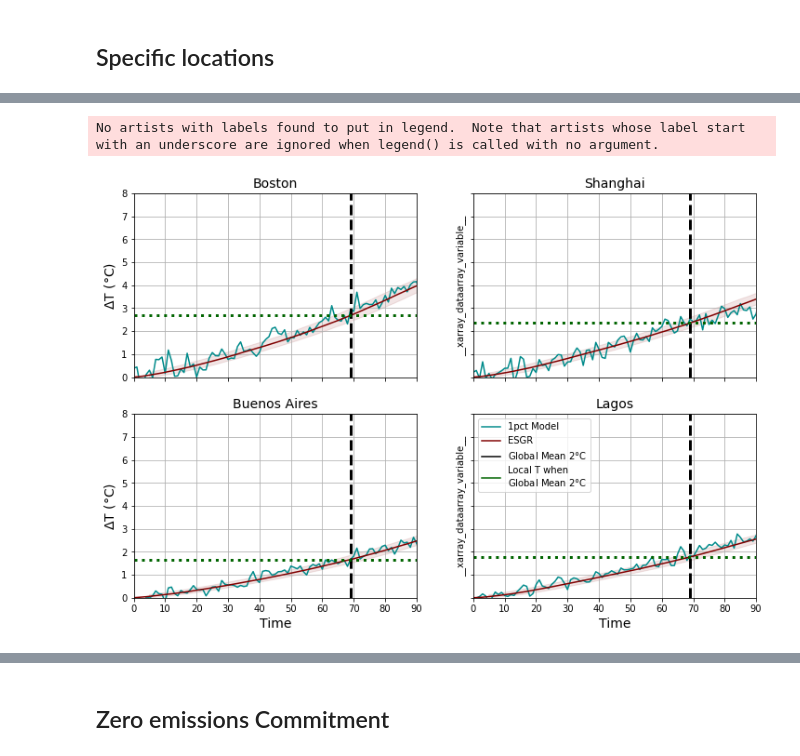
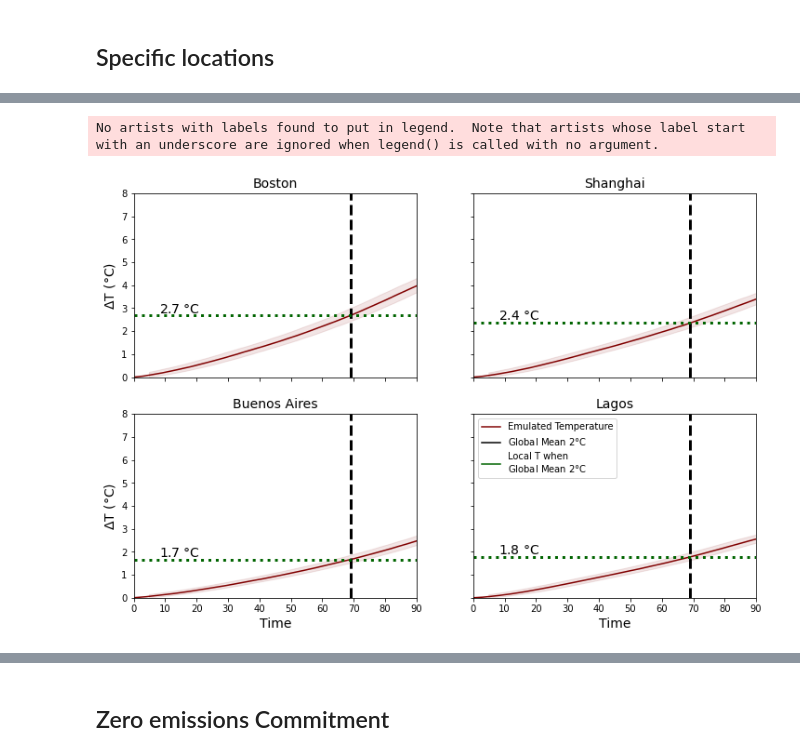
Before and after one commit to lfreese/CO2_greens, a Jupyter notebook: 6.1_scenarios_2degrees.ipynb, the cells around one changed output, grey strips where cells are left out. Cells and saved outputs as stored; diff of their text form; code cells hidden in the pictures.

```diff
--- a/6.1_scenarios_2degrees.ipynb
+++ b/6.1_scenarios_2degrees.ipynb
@@ -328,7 +329,7 @@ fig, [[ax1, ax2],[ ax3, ax4]] = plt.subplots(2,2, figsize = [12,8], sharex = Tru
 
 lat_lon = {'lat': 42.3, 'lon': 360-71.1}
 
-ds_dif['tas'].sel(experiment = '1pct').sel(lat = lat_lon['lat'], lon = lat_lon['lon'], method = 'nearest').weighted(model_weights).mean(dim = 'model').plot(ax = ax1, color = type_color['model_1pct'], label = 'Convolution')
+#ds_dif['tas'].sel(experiment = '1pct').sel(lat = lat_lon['lat'], lon = lat_lon['lon'], method = 'nearest').weighted(model_weights).mean(dim = 'model').plot(ax = ax1, color = type_color['model_1pct'], label = 'Convolution')
 conv_ds.sel(experiment = '1pct').sel(lat = lat_lon['lat'], lon = lat_lon['lon'], method = 'nearest').weighted(model_weights).mean(dim = 'model').mean(dim = 'pulse_type').plot(ax = ax1, color = type_color['emulator_1pct'], label = '1pct Model')
 ax1.fill_between(np.arange(0,636),conv_ds.sel(experiment = '1pct').sel(lat = lat_lon['lat'], lon = lat_lon['lon'], method = 'nearest').weighted(model_weights).mean(dim = 'model').mean(dim = 'pulse_type').roll(s = -5), conv_ds.sel(experiment = '1pct').sel(lat = lat_lon['lat'], lon = lat_lon['lon'], method = 'nearest').weighted(model_weights).mean(dim = 'model').mean(dim = 'pulse_type').roll(s = 5), alpha = .1, color = type_color['emulator_1pct'])
 plt.xlim(0,90)
@@ -345,17 +346,19 @@ gmean_vline = np.abs((conv_ds.sel(experiment = '1pct').weighted(A).mean(dim = ['
 ax1.axvline(gmean_vline, linestyle = "--", color = 'k', linewidth = 3)
 gmean_hline = conv_ds.sel(lat = lat_lon['lat'], lon = lat_lon['lon'], method = 'nearest').weighted(model_weights).mean(dim = 'model').mean(dim = 'pulse_type').sel(experiment = '1pct').sel(s = gmean_vline).values
 ax1.axhline(y = gmean_hline, color = 'darkgreen', linestyle = ':', linewidth = 3)
+ax1.text(x = 8, y = np.round(gmean_hline, 1)[0] + 0.1, s = f'{np.round(gmean_hline, 1)[0]} $\degree$C', fontsize = 14)
 
 ##############################################################
 lat_lon = {'lat': 31.2, 'lon': 121.5}
 
-ds_dif['tas'].sel(experiment = '1pct').sel(lat = lat_lon['lat'], lon = lat_lon['lon'], method = 'nearest').weighted(model_weights).mean(dim = 'model').plot(ax = ax2, color = type_color['model_1pct'], label = 'Convolution')
+#ds_dif['tas'].sel(experiment = '1pct').sel(lat = lat_lon['lat'], lon = lat_lon['lon'], method = 'nearest').weighted(model_weights).mean(dim = 'model').plot(ax = ax2, color = type_color['model_1pct'], label = 'Convolution')
 conv_ds.sel(experiment = '1pct').sel(lat = lat_lon['lat'], lon = lat_lon['lon'], method = 'nearest').weighted(model_weights).mean(dim = 'model').mean(dim = 'pulse_type').plot(ax = ax2, color = type_color['emulator_1pct'], label = '1pct Model')
 ax2.fill_between(np.arange(0,636),conv_ds.sel(experiment = '1pct').sel(lat = lat_lon['lat'], lon = lat_lon['lon'], method = 'nearest').weighted(model_weights).mean(dim = 'model').mean(dim = 'pulse_type').roll(s = -5), conv_ds.sel(experiment = '1pct').sel(lat = lat_lon['lat'], lon = lat_lon['lon'], method = 'nearest').weighted(model_weights).mean(dim = 'model').mean(dim = 'pulse_type').roll(s = 5), alpha = .1, color = type_color['emulator_1pct'])
 plt.xlim(0,90)
 plt.legend()
 ax2.set_title('Shanghai', fontsize = 14)
 ax2.set_xlabel('', fontsize = 14)
+ax2.set_ylabel(' ')
 vline = np.abs((conv_ds.sel(experiment = '1pct').sel(lat = lat_lon['lat'], lon = lat_lon['lon'], method = 'nearest').weighted(model_weights).mean(dim = 'model').mean(dim = 'pulse_type').sel(s = slice(0,140))-2)).where(
     np.abs((conv_ds.sel(experiment = '1pct').sel(lat = lat_lon['lat'], lon = lat_lon['lon'], method = 'nearest').weighted(model_weights).mean(dim = 'model').mean(dim = 'pulse_type').sel(s = slice(0,140))-2)) ==
     np.abs((conv_ds.sel(experiment = '1pct').sel(lat = lat_lon['lat'], lon = lat_lon['lon'], method = 'nearest').weighted(model_weights).mean(dim = 'model').mean(dim = 'pulse_type').sel(s = slice(0,140))-2)).min(), drop = True)['s'].values
@@ -365,11 +368,12 @@ vline = np.abs((conv_ds.sel(experiment = '1pct').sel(lat = lat_lon['lat'], lon =
 ax2.axvline(gmean_vline, linestyle = "--", color = 'k', linewidth = 3)
 gmean_hline = conv_ds.sel(lat = lat_lon['lat'], lon = lat_lon['lon'], method = 'nearest').weighted(model_weights).mean(dim = 'model').mean(dim = 'pulse_type').sel(experiment = '1pct').sel(s = gmean_vline).values
 ax2.axhline(y = gmean_hline, color = 'darkgreen', linestyle = ':', linewidth = 3)
+ax2.text(x = 8, y = np.round(gmean_hline, 1)[0] + 0.1, s = f'{np.round(gmean_hline, 1)[0]} $\degree$C', fontsize = 14)
 
 ##############################################################
 lat_lon = {'lat': 34.6, 'lon': 360-58.4}
 
-ds_dif['tas'].sel(experiment = '1pct').sel(lat = lat_lon['lat'], lon = lat_lon['lon'], method = 'nearest').weighted(model_weights).mean(dim = 'model').plot(ax = ax3, color = type_color['model_1pct'], label = 'Convolution')
+#ds_dif['tas'].sel(experiment = '1pct').sel(lat = lat_lon['lat'], lon = lat_lon['lon'], method = 'nearest').weighted(model_weights).mean(dim = 'model').plot(ax = ax3, color = type_color['model_1pct'], label = 'Convolution')
 conv_ds.sel(experiment = '1pct').sel(lat = lat_lon['lat'], lon = lat_lon['lon'], method = 'nearest').weighted(model_weights).mean(dim = 'model').mean(dim = 'pulse_type').plot(ax = ax3, color = type_color['emulator_1pct'], label = '1pct Model')
 ax3.fill_between(np.arange(0,636),conv_ds.sel(experiment = '1pct').sel(lat = lat_lon['lat'], lon = lat_lon['lon'], method = 'nearest').weighted(model_weights).mean(dim = 'model').mean(dim = 'pulse_type').roll(s = -5), conv_ds.sel(experiment = '1pct').sel(lat = lat_lon['lat'], lon = lat_lon['lon'], method = 'nearest').weighted(model_weights).mean(dim = 'model').mean(dim = 'pulse_type').roll(s = 5), alpha = .1, color = type_color['emulator_1pct'])
 plt.xlim(0,90)
@@ -383,43 +387,45 @@ vline = np.abs((conv_ds.sel(experiment = '1pct').sel(lat = lat_lon['lat'], lon =
 ax3.axvline(gmean_vline, linestyle = "--", color = 'k', linewidth = 3)
 gmean_hline = conv_ds.sel(lat = lat_lon['lat'], lon = lat_lon['lon'], method = 'nearest').weighted(model_weights).mean(dim = 'model').mean(dim = 'pulse_type').sel(experiment = '1pct').sel(s = gmean_vline).values
 ax3.axhline(y = gmean_hline, color = 'darkgreen', linestyle = ':', linewidth = 3)
+ax3.text(x = 8, y = np.round(gmean_hline, 1)[0] + 0.1, s = f'{np.round(gmean_hline, 1)[0]} $\degree$C', fontsize = 14)
 
 
 ##############################################################
 lat_lon = {'lat': 6.5, 'lon': 3.4}
 
-ds_dif['tas'].sel(experiment = '1pct').sel(lat = lat_lon['lat'], lon = lat_lon['lon'], method = 'nearest').weighted(model_weights).mean(dim = 'model').plot(ax = ax4, color = type_color['model_1pct'], label = '1pct Model')
-conv_ds.sel(experiment = '1pct').sel(lat = lat_lon['lat'], lon = lat_lon['lon'], method = 'nearest').weighted(model_weights).mean(dim = 'model').mean(dim = 'pulse_type').plot(ax = ax4, color = type_color['emulator_1pct'], label = 'ESGR')
+#ds_dif['tas'].sel(experiment = '1pct').sel(lat = lat_lon['lat'], lon = lat_lon['lon'], method = 'nearest').weighted(model_weights).mean(dim = 'model').plot(ax = ax4, color = type_color['model_1pct'], label = '1pct Model')
+conv_ds.sel(experiment = '1pct').sel(lat = lat_lon['lat'], lon = lat_lon['lon'], method = 'nearest').weighted(model_weights).mean(dim = 'model').mean(dim = 'pulse_type').plot(ax = ax4, color = type_color['emulator_1pct'], label = 'Emulated Temperature')
 ax4.fill_between(np.arange(0,636),conv_ds.sel(experiment = '1pct').sel(lat = lat_lon['lat'], lon = lat_lon['lon'], method = 'nearest').weighted(model_weights).mean(dim = 'model').mean(dim = 'pulse_type').roll(s = -5), conv_ds.sel(experiment = '1pct').sel(lat = lat_lon['lat'], lon = lat_lon['lon'], method = 'nearest').weighted(model_weights).mean(dim = 'model').mean(dim = 'pulse_type').roll(s = 5), alpha = .1, color = type_color['emulator_1pct'])
 plt.xlim(0,90)
 plt.ylim(0,8)
 ax4.set_title('Lagos', fontsize = 14)
 ax4.set_xlabel('Time', fontsize = 14)
+ax4.set_ylabel(' ')
 vline = np.abs((conv_ds.sel(experiment = '1pct').sel(lat = lat_lon['lat'], lon = lat_lon['lon'], method = 'nearest').weighted(model_weights).mean(dim = 'model').mean(dim = 'pulse_type').sel(s = slice(0,140))-2)).where(
     np.abs((conv_ds.sel(experiment = '1pct').sel(lat = lat_lon['lat'], lon = lat_lon['lon'], method = 'nearest').weighted(model_weights).mean(dim = 'model').mean(dim = 'pulse_type').sel(s = slice(0,140))-2)) ==
     np.abs((conv_ds.sel(experiment = '1pct').sel(lat = lat_lon['lat'], lon = lat_lon['lon'], method = 'nearest').weighted(model_weights).mean(dim = 'model').mean(dim = 'pulse_type').sel(s = slice(0,140))-2)).min(), drop = True)['s'].values
 
 ax4.axvline(gmean_vline, linestyle = "--", color = 'k', linewidth = 3)
 gmean_hline = conv_ds.sel(lat = lat_lon['lat'], lon = lat_lon['lon'], method = 'nearest').weighted(model_weights).mean(dim = 'model').mean(dim = 'pulse_type').sel(experiment = '1pct').sel(s = gmean_vline).values
 ax4.axhline(y = gmean_hline, color = 'darkgreen', linestyle = ':', linewidth = 3)
-
+ax4.text(x = 8, y = np.round(gmean_hline, 1)[0] + 0.1, s = f'{np.round(gmean_hline, 1)[0]} $\degree$C', fontsize = 14)
 handles, labels = plt.gca().get_legend_handles_labels()
 #local_2c =  Line2D([0], [0], label='Local 2$\degree$C', color='C0')
 global_2c = Line2D([0], [0], label='Global Mean 2$\degree$C', color='k')
 local_global_2c = Line2D([0], [0], label='Local T when\nGlobal Mean 2$\degree$C', color='darkgreen')
 
 handles.extend([global_2c,local_global_2c])
 
 plt.legend(handles=handles)
 
-ax1.grid()
-ax2.grid()
-ax3.grid()
-ax4.grid()
+# ax1.grid()
+# ax2.grid()
+# ax3.grid()
+# ax4.grid()
 plt.savefig('figures/talks/figure5_locations_time.png', bbox_inches = 'tight', dpi = 300)
 # %% [output]
 No artists with labels found to put in legend.  Note that artists whose label start with an underscore are ignored when legend() is called with no argument.
-[figure, old version]
+[figure, new version]
 # %%
 #emissions to get to a level of warming
 print(emis_profile.where(ds_dif['model'].isin(model_weights.model.values), drop = True).weighted(model_weights).mean(dim = 'model').sel(year = slice(0,np.squeeze(vline))).sum('year'))
```
Also changed, not shown: parts of 4 cells of this notebook, 11 other files.
